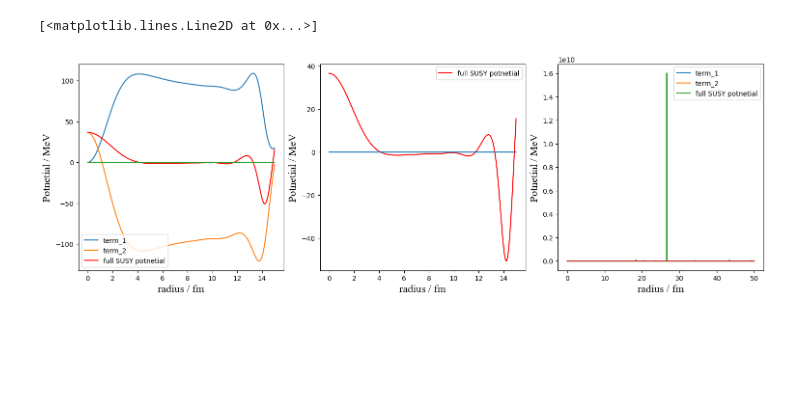
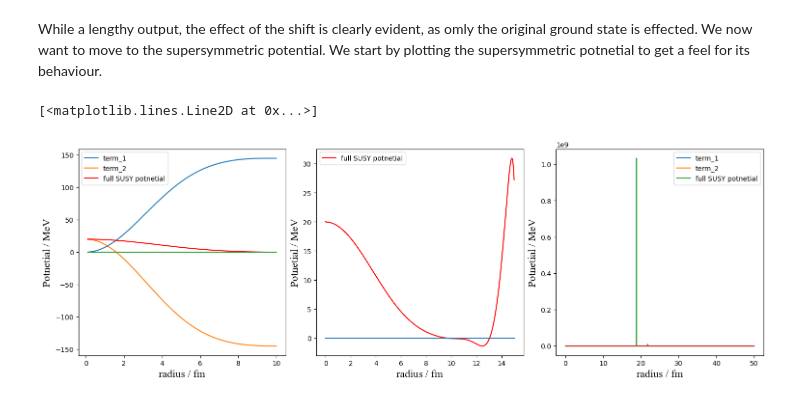
Before and after one commit to fae15/Halo-Nuclei-sem-2, a Jupyter notebook: week 8/He5 forbidden state calculation.ipynb, the cells around one changed output. Cells and saved outputs as stored; diff of their text form; code cells hidden in the pictures; blank space fills up the shorter version.

```diff
--- a/week 8/He5 forbidden state calculation.ipynb
+++ b/week 8/He5 forbidden state calculation.ipynb
@@ -6,8 +6,8 @@ import scipy
 import matplotlib as mpl
 from scipy.special import gamma
 
-STARTING_RANGE_PARAMETER = 0.005 # In [fm^-2]
-ENDING_RANGE_PARAMETER = 50
+STARTING_RANGE_PARAMETER = 0.0005 # In [fm^-2]
+ENDING_RANGE_PARAMETER = 15
 REDUCED_MASS = 935 * (4 / 5) # In [Mev / c^2], need to update value and units (10/11 A in MeV)
 SUM_LIMIT = 80 # Determines the number of gaussians we expand our wave function to
 
@@ -16,7 +16,7 @@ DIFFUSIVITY = 0.6 # Diffusivity, may want to check the vaidity of this paticular
 r_0 = 1.2 # In fm, may want to chose a better value for small nuclei
 A_C = 4 # The number of nucleons in the core
 
-CENTRAL_POTENTIAL_PARAMETERS = [1 / ((2.30)**2)]
+CENTRAL_POTENTIAL_PARAMETERS = [1 / ((2.30 * 2)**2)]
 
 CENTRAL_MIXING_COEFFICIENTS = [1]
 
@@ -227,0 +242,11 @@ Ground state wavefunction has overlap 0.9999999999999858 with itself
+# %%
+psuedopotential_params_list = np.array([0, 1, 10, 100, 1000, 10000, 10**5, 10**6, 10**7])
+ground_state_energies = np.zeros(shape=(len(psuedopotential_params_list),))
+
+for i in enumerate(psuedopotential_params_list):
+    psuedo_s_h_matrix, psuedo_s_n_matrix = pseduopotential_matrix_generation(0.5, 0, s0_eigenvector, 0, lambda_param=i[1])
+    psuedo_s_eigenvalues, psuedo_s_eigenvectors = scipy.linalg.eigh(psuedo_s_h_matrix, psuedo_s_n_matrix)
+    ground_state_energies[i[0]] = psuedo_s_eigenvalues[0]
+    print(i[1], psuedo_s_eigenvalues)
+
+print(ground_state_energies)
@@ -228,3 +271,6 @@ Ground state wavefunction has overlap 0.9999999999999858 with itself
+# %% [markdown]
+While a lengthy output, the effect of the shift is clearly evident, as omly the original ground state is effected.
+We now want to move to the supersymmetric potential. We start by plotting the supersymmetric potnetial to get a feel for its behaviour.
 # %%
 def gauss_normalisation(range_param):
     return (2 / (np.pi * (range_param**2)))**(0.75)
@@ -258,46 +304,52 @@ def susy_potential_plot_function(radius, mixing_coeffs, size=SUM_LIMIT):
     return susy_term_1_vals, susy_term_2_vals
 
 
-r_vals = np.linspace(0, 15, 10000)
-r_vals_2 = np.linspace(0, 15, 10000)
-r_vals_3 = np.linspace(0, 50, 10000)
+r_vals = np.linspace(0.1, 10, 1000)
+r_vals_2 = np.linspace(0, 15, 1000)
+r_vals_3 = np.linspace(0, 50, 1000)
 susy_term_1_vals, susy_term_2_vals = susy_potential_plot_function(r_vals, s_eigenvectors[:, 0])
 susy_term_1_vals_2, susy_term_2_vals_2 = susy_potential_plot_function(r_vals_2, s_eigenvectors[:, 0])
 susy_term_1_vals_3, susy_term_2_vals_3 = susy_potential_plot_function(r_vals_3, s_eigenvectors[:, 0])
+
+r_vals_for_zeros = np.linspace(11, 15, 100)
+zeros = np.zeros(shape=(100,))
+
+fitting_data = np.column_stack((np.hstack((r_vals, r_vals_for_zeros)), np.hstack(((susy_term_1_vals + susy_term_2_vals), zeros))))
+np.savetxt("susy_potential_data.csv", fitting_data, delimiter = ",")
 
 
 fig = plt.figure(figsize=(15, 5), layout='constrained')
 spec = fig.add_gridspec(ncols=3, nrows=1)
 ax_1 = fig.add_subplot(spec[0,0])
 ax_2 = fig.add_subplot(spec[0,1])
 ax_3 = fig.add_subplot(spec[0,2])
 
 ax_1.plot(r_vals, susy_term_1_vals, label='term_1')
 ax_1.plot(r_vals, susy_term_2_vals, label='term_2')
 ax_1.plot(r_vals, susy_term_1_vals + susy_term_2_vals, label='full SUSY potnetial', color='r')
 ax_1.legend()
 ax_1.set_xlabel('radius / fm', fontsize=16, fontname='Times New Roman')
 ax_1.set_ylabel('Potnetial / MeV', fontsize=16, fontname='Times New Roman')
 ax_1.plot(r_vals, r_vals*0)
 
 #ax_2.plot(r_vals_2, susy_term_1_vals_2, label='term_1')
 #ax_2.plot(r_vals_2, susy_term_2_vals_2, label='term_2')
 ax_2.plot(r_vals_2, susy_term_1_vals_2 + susy_term_2_vals_2, label='full SUSY potnetial', color='r')
 ax_2.legend()
 ax_2.set_xlabel('radius / fm', fontsize=16, fontname='Times New Roman')
 ax_2.set_ylabel('Potnetial / MeV', fontsize=16, fontname='Times New Roman')
 ax_2.plot(r_vals_2, r_vals_2*0)
 
 ax_3.plot(r_vals_3, susy_term_1_vals_3, label='term_1')
 ax_3.plot(r_vals_3, susy_term_2_vals_3, label='term_2')
 ax_3.plot(r_vals_3, susy_term_1_vals_3 + susy_term_2_vals_3, label='full SUSY potnetial')
 ax_3.legend()
 ax_3.set_xlabel('radius / fm', fontsize=16, fontname='Times New Roman')
 ax_3.set_ylabel('Potnetial / MeV', fontsize=16, fontname='Times New Roman')
 ax_3.plot(r_vals_3, r_vals_2*0)
 # %% [output]
 [<matplotlib.lines.Line2D at 0x...>]
-[figure, old version]
+[figure, new version]
 # %%
 def gaussian_potnetial_plot_func(radius, V0=-47.32, beta=2.30):
     return V0 * np.exp(-radius**2 / beta**2)
```
Also changed, not shown: parts of 17 cells of this notebook, 2 other files.
